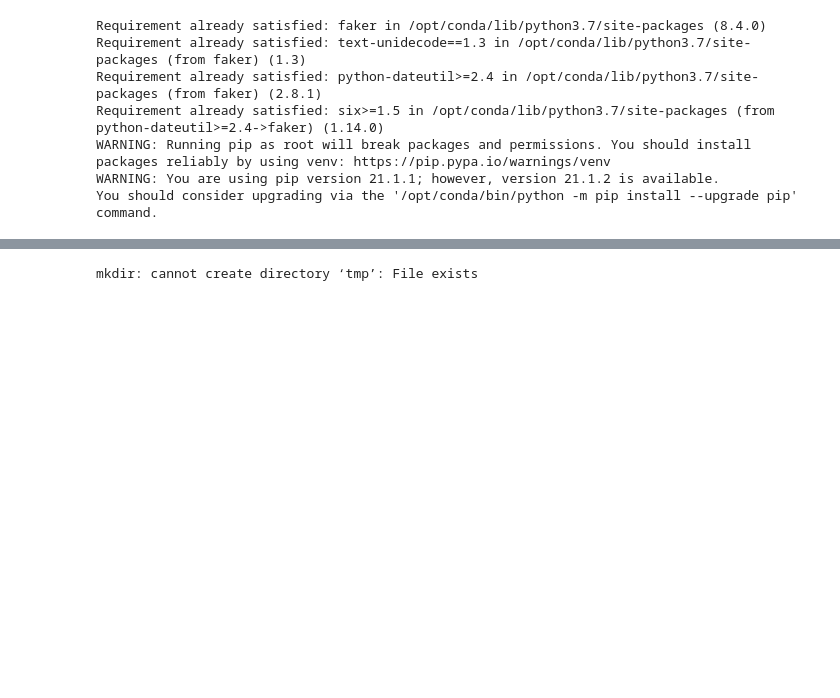
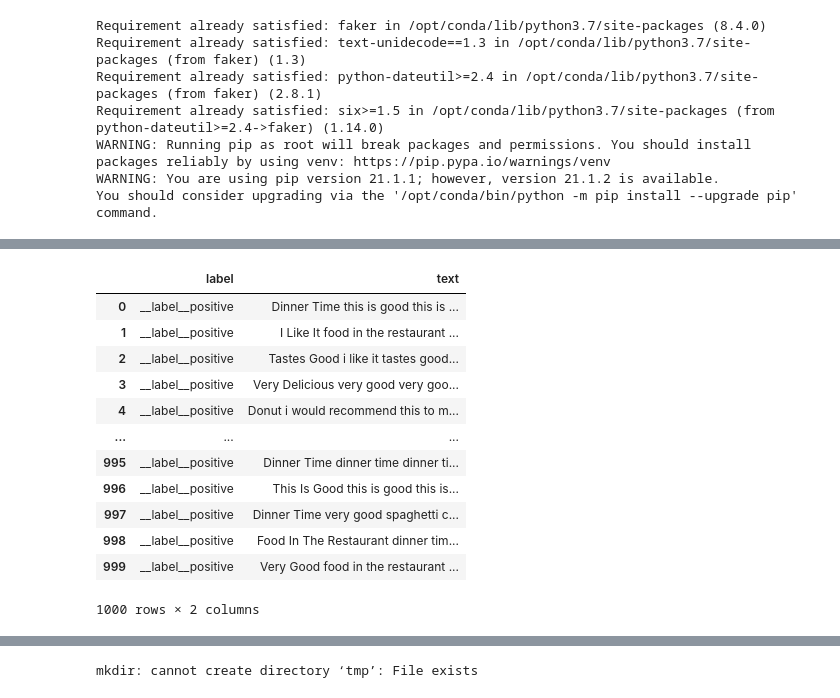
Before and after one commit to PacktPublishing/Machine-Learning-with-Amazon-SageMaker-Cookbook, a Jupyter notebook: Chapter08/01 - Generating a Synthetic Dataset for Text Classification Problems.ipynb, the cells around one changed output, grey strips where cells are left out. Cells and saved outputs as stored; diff of their text form; code cells hidden in the pictures; blank space fills up the shorter version.

```diff
--- a/Chapter08/01 - Generating a Synthetic Dataset for Text Classification Problems.ipynb
+++ b/Chapter08/01 - Generating a Synthetic Dataset for Text Classification Problems.ipynb
@@ -74,6 +114,22 @@ positive_df.insert(
     "label",
     "__label__positive"
 )
+# %%
+positive_df
+# %% [output]
+|  | label | text |
+| 0 | __label__positive | Dinner Time this is good this is ... |
+| 1 | __label__positive | I Like It food in the restaurant ... |
+| 2 | __label__positive | Tastes Good i like it tastes good... |
+| 3 | __label__positive | Very Delicious very good very goo... |
+| 4 | __label__positive | Donut i would recommend this to m... |
+| ... | ... | ... |
+| 995 | __label__positive | Dinner Time dinner time dinner ti... |
+| 996 | __label__positive | This Is Good this is good this is... |
+| 997 | __label__positive | Dinner Time very good spaghetti c... |
+| 998 | __label__positive | Food In The Restaurant dinner tim... |
+| 999 | __label__positive | Very Good food in the restaurant ... |
+1000 rows × 2 columns
 # %%
 negative_df = pd.DataFrame(
     negative_sentences,
```
Also changed, not shown: parts of 4 cells of this notebook, 3 other files.
